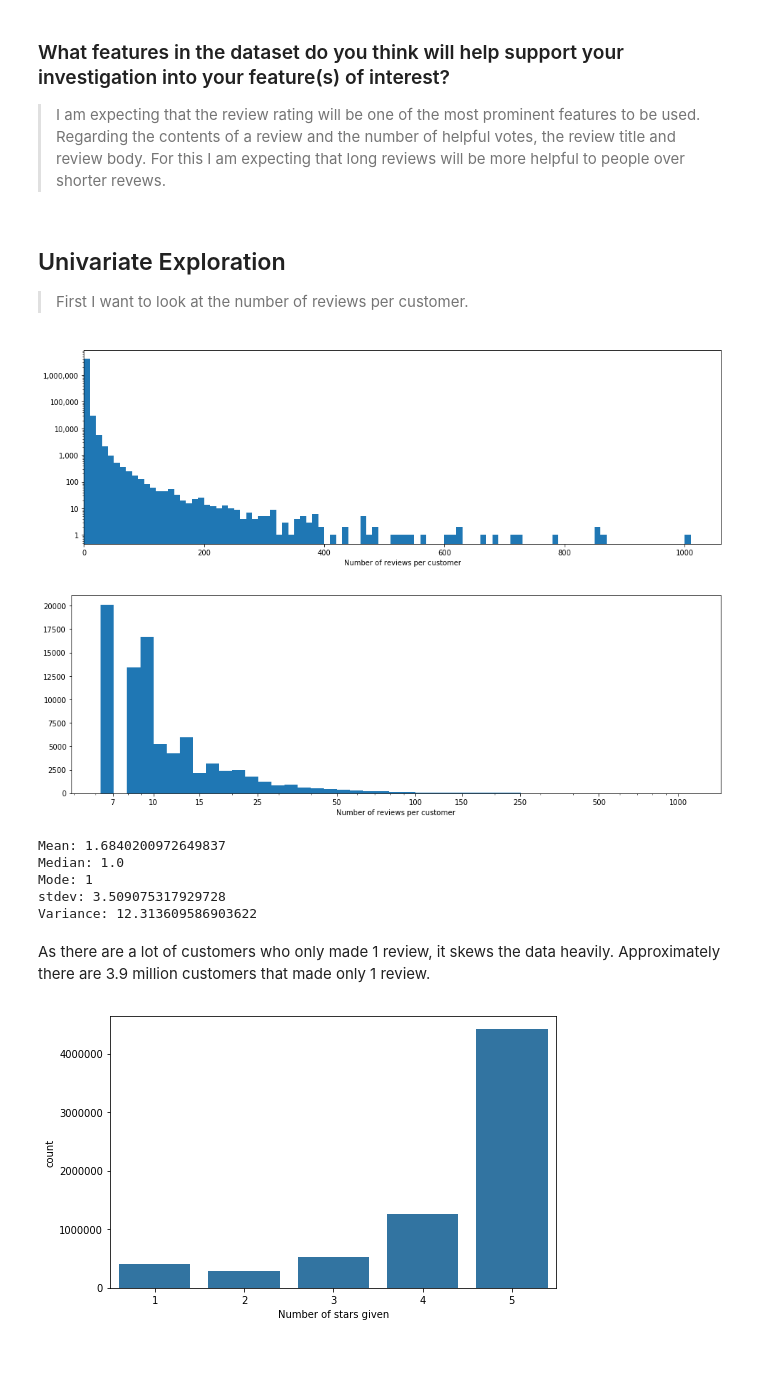
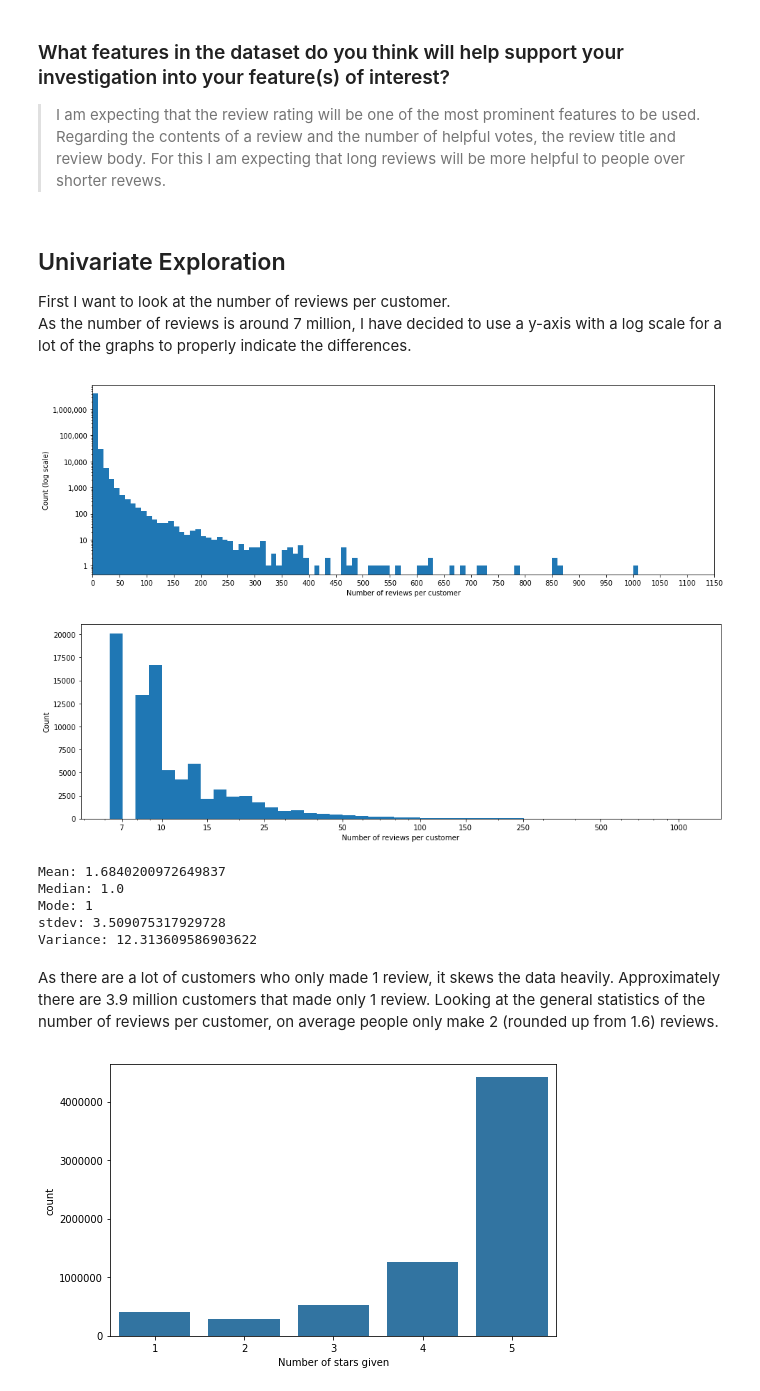
Before and after one commit to ElectricKea/CommunicateFindings_Udacity_Project, a Jupyter notebook: exploration.ipynb, the cells around one changed output. Cells and saved outputs as stored; diff of their text form; code cells hidden in the pictures; blank space fills up the shorter version.

```diff
--- a/exploration.ipynb
+++ b/exploration.ipynb
@@ -301,7 +301,8 @@ The date of the review is in datetime format (review_date).
 # %% [markdown]
 ## Univariate Exploration
 
-> First I want to look at the number of reviews per customer.
+First I want to look at the number of reviews per customer.
+As the number of reviews is around 7 million, I have decided to use a y-axis with a log scale for a lot of the graphs to properly indicate the differences.
 # %%
 #First plotted on a standard scale
 reviews_per_cus = reviews.customer_id.value_counts().tolist()
@@ -313,25 +314,28 @@ plt.figure(figsize=[16, 5])
 (n, bins, patches) = plt.hist(reviews_per_cus, bins = bins)
 plt.xlabel('Number of reviews per customer')
 plt.yscale('log')
+plt.ylabel('Count (log scale)')
 plt.yticks([1e0, 1e1, 1e2, 1e3, 1e4, 1e5, 1e6], ['1', '10', '100', '1,000', '10,000', '100,000', '1,000,000'])
+plt.xticks(np.arange(0, 1200, 50))
 plt.xlim(left = 0)
 plt.show()
 # %% [output]
-[figure, old version]
+[figure, new version]
 # %%
 #The above histogram and its bin values show that there's a long tail in the distribution, that goes out quite
 #far so I'll move it to a log scale.
 log_binsize = 0.05
 bins = 10 ** np.arange(0.8, np.log10(reviews_per_cus[0])+log_binsize, log_binsize)
 
 plt.figure(figsize=[16, 5])
 plt.hist(reviews_per_cus, bins = bins)
 plt.xscale('log')
+plt.ylabel('Count')
 plt.xticks([7e0, 1e1, 1.5e1, 2.5e1, 5e1, 1e2, 1.5e2, 2.5e2, 5e2, 1e3], ['7', '10', '15', '25', '50', '100', '150', '250', '500', '1000'])
 plt.xlabel('Number of reviews per customer')
 plt.show()
 # %% [output]
-[figure, old version]
+[figure, new version]
 # %%
 #General statistics of the number of reviews per person.
 print("Mean:",statistics.mean(reviews_per_cus))
@@ -346,5 +350,5 @@ Mode: 1
 stdev: 3.509075317929728
 Variance: 12.313609586903622
 # %% [markdown]
-As there are a lot of customers who only made 1 review, it skews the data heavily. Approximately there are 3.9 million customers that made only 1 review.
+As there are a lot of customers who only made 1 review, it skews the data heavily. Approximately there are 3.9 million customers that made only 1 review. Looking at the general statistics of the number of reviews per customer, on average people only make 2 (rounded up from 1.6) reviews.
 # %%
```
Also changed, not shown: parts of 22 cells of this notebook, 1 other file.
